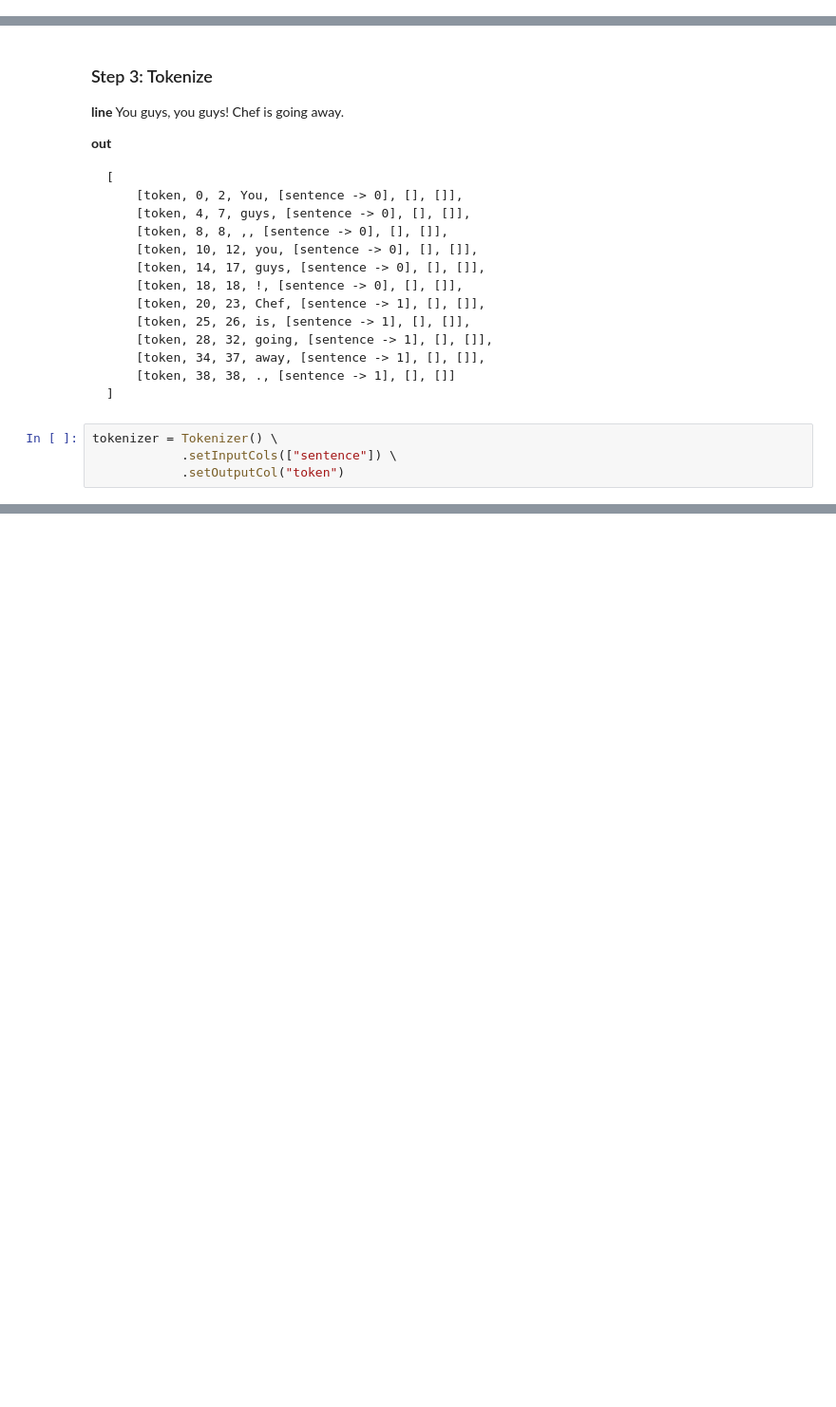
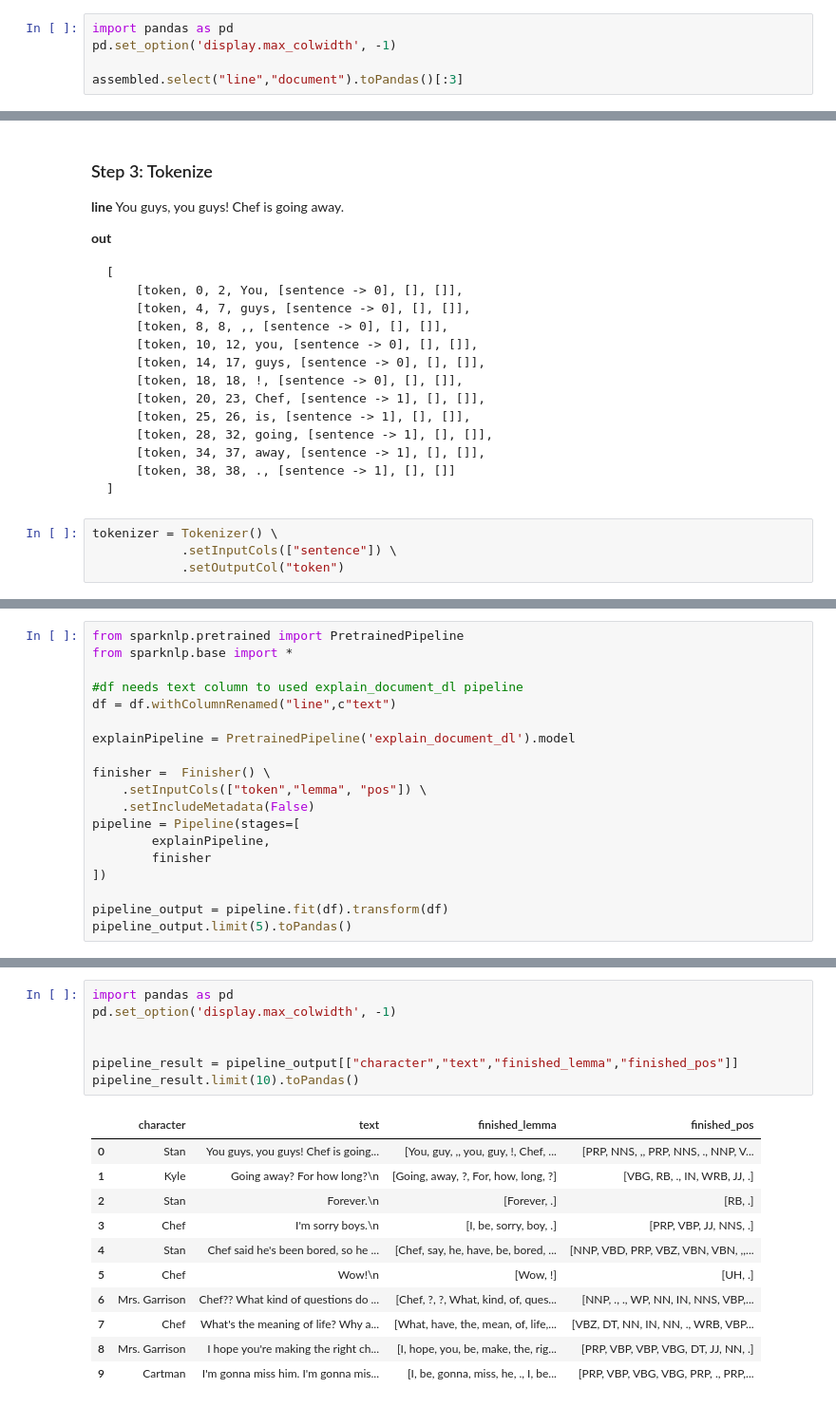
Before and after one commit to ronteo/big-data-project, a Jupyter notebook: notebook/Big-Data-Project.ipynb, the cells around one changed output, grey strips where cells are left out. Shown at 95% size. Drawn from its saved outputs; the diff is of its cells as text; blank space fills up the shorter version.

```diff
--- a/notebook/Big-Data-Project.ipynb
+++ b/notebook/Big-Data-Project.ipynb
@@ -352,0 +328,5 @@ only showing top 3 rows
+# %%
+import pandas as pd
+pd.set_option('display.max_colwidth', -1)
+
+assembled.select("line","document").toPandas()[:3]
@@ -469,0 +474,19 @@ spell_checker = NorvigSweetingApproach() \
+# %%
+from sparknlp.pretrained import PretrainedPipeline
+from sparknlp.base import *
+
+#df needs text column to used explain_document_dl pipeline
+df = df.withColumnRenamed("line",c"text")
+
+explainPipeline = PretrainedPipeline('explain_document_dl').model
+
+finisher =  Finisher() \
+    .setInputCols(["token","lemma", "pos"]) \
+    .setIncludeMetadata(False)
+pipeline = Pipeline(stages=[
+        explainPipeline,
+        finisher
+])
+
+pipeline_output = pipeline.fit(df).transform(df)
+pipeline_output.limit(5).toPandas()
@@ -469,0 +500,19 @@ spell_checker = NorvigSweetingApproach() \
+# %%
+import pandas as pd
+pd.set_option('display.max_colwidth', -1)
+
+
+pipeline_result = pipeline_output[["character","text","finished_lemma","finished_pos"]]
+pipeline_result.limit(10).toPandas()
+# %% [output]
+|  | character | text | finished_lemma | finished_pos |
+| 0 | Stan | You guys, you guys! Chef is going... | [You, guy, ,, you, guy, !, Chef, ... | [PRP, NNS, ,, PRP, NNS, ., NNP, V... |
+| 1 | Kyle | Going away? For how long?\n | [Going, away, ?, For, how, long, ?] | [VBG, RB, ., IN, WRB, JJ, .] |
+| 2 | Stan | Forever.\n | [Forever, .] | [RB, .] |
+| 3 | Chef | I'm sorry boys.\n | [I, be, sorry, boy, .] | [PRP, VBP, JJ, NNS, .] |
+| 4 | Stan | Chef said he's been bored, so he ... | [Chef, say, he, have, be, bored, ... | [NNP, VBD, PRP, VBZ, VBN, VBN, ,,... |
+| 5 | Chef | Wow!\n | [Wow, !] | [UH, .] |
+| 6 | Mrs. Garrison | Chef?? What kind of questions do ... | [Chef, ?, ?, What, kind, of, ques... | [NNP, ., ., WP, NN, IN, NNS, VBP,... |
+| 7 | Chef | What's the meaning of life? Why a... | [What, have, the, mean, of, life,... | [VBZ, DT, NN, IN, NN, ., WRB, VBP... |
+| 8 | Mrs. Garrison | I hope you're making the right ch... | [I, hope, you, be, make, the, rig... | [PRP, VBP, VBP, VBG, DT, JJ, NN, .] |
+| 9 | Cartman | I'm gonna miss him. I'm gonna mis... | [I, be, gonna, miss, he, ., I, be... | [PRP, VBP, VBG, VBG, PRP, ., PRP,... |
```
Also changed, not shown: parts of 32 cells of this notebook, 1 other file.
